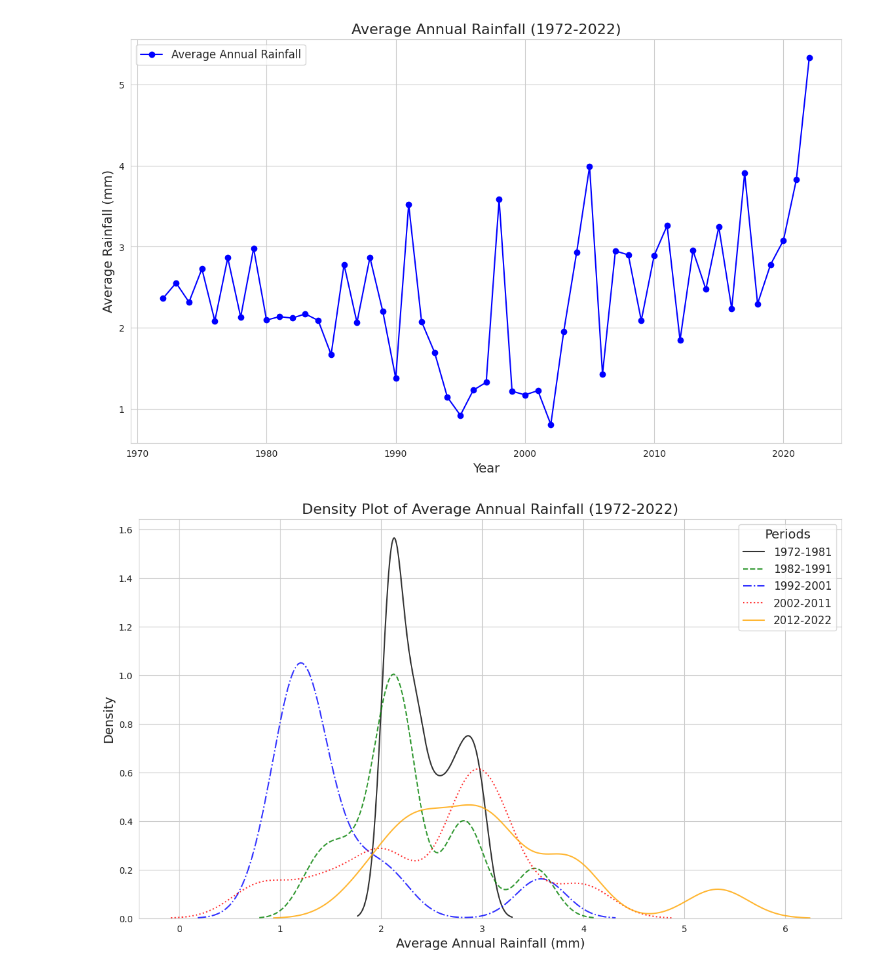
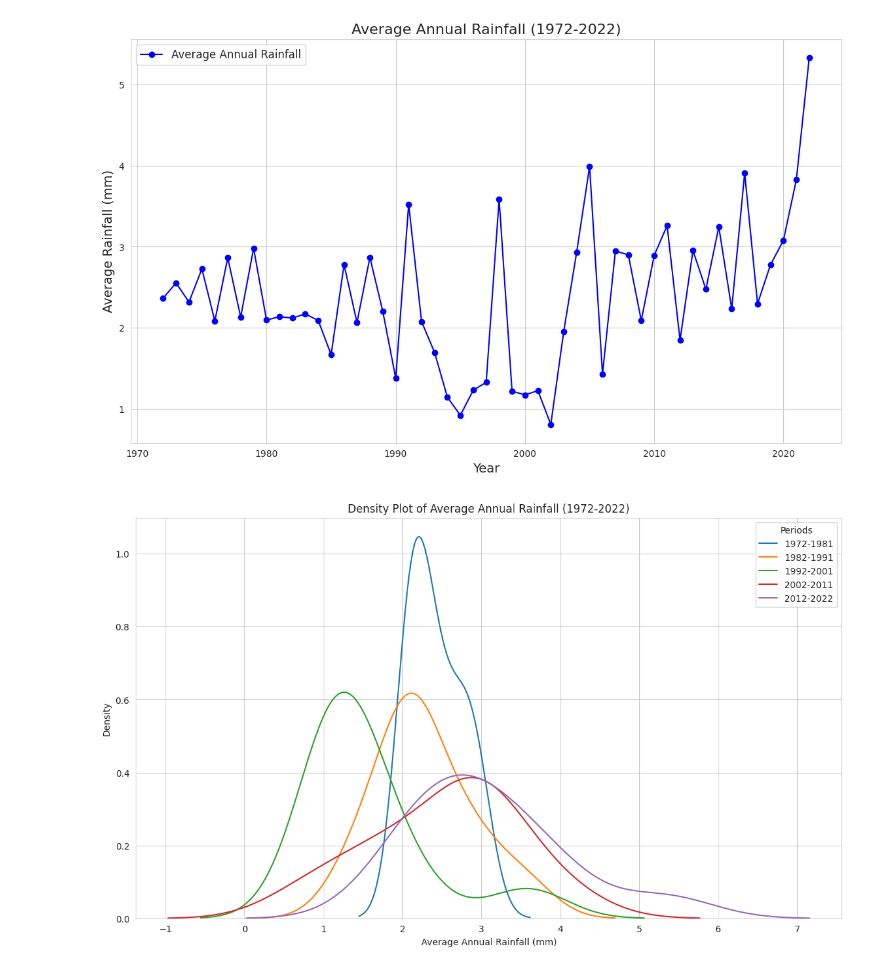
Before and after one commit to harishkodidela/Data-Science-Project, a Jupyter notebook: rain_pdf_plots.ipynb, the cells around one changed output. Drawn from its saved outputs; the diff is of its cells as text; code cells hidden in the pictures.

```diff
--- a/rain_pdf_plots.ipynb
+++ b/rain_pdf_plots.ipynb
@@ -34,23 +34,32 @@ plt.show()
 # %% [output]
 [figure]
 # %%
-periods = [(1972, 1981), (1982, 1991), (1992, 2001), (2002, 2011), (2012, 2022)]
-colors = ['black', 'green', 'blue', 'red', 'orange']
-linestyles = ['-', '--', '-.', ':', '-']  # Solid and dashed line styles
-labels = [f'{start}-{end}' for start, end in periods]
+data['datetime'] = pd.to_datetime(data['datetime'])
+
+data['year'] = data['datetime'].dt.year
+
+annual_rainfall = data.groupby('year')['rain'].mean().reset_index()
+
+periods = {
+    '1972-1981': (1972, 1981),
+    '1982-1991': (1982, 1991),
+    '1992-2001': (1992, 2001),
+    '2002-2011': (2002, 2011),
+    '2012-2022': (2012, 2022)
+}
+
 plt.figure(figsize=(14, 8))
-sns.set_style("whitegrid")
 
-for (start, end), color, linestyle, label in zip(periods, colors, linestyles, labels):
-    subset = annual_rainfall[(annual_rainfall['year'] >= start) & (annual_rainfall['year'] <= end)]
-    sns.kdeplot(subset['rain'], bw_adjust=0.5, fill=False, color=color, linestyle=linestyle, label=label, alpha=0.8)
+for period, (start_year, end_year) in periods.items():
+    period_data = annual_rainfall[(annual_rainfall['year'] >= start_year) & (annual_rainfall['year'] <= end_year)]
+    sns.kdeplot(period_data['rain'], label=period)
 
-plt.title('Density Plot of Average Annual Rainfall (1972-2022)', fontsize=16)
-plt.xlabel('Average Annual Rainfall (mm)', fontsize=14)
-plt.ylabel('Density', fontsize=14)
-plt.legend(title='Periods', fontsize=12, title_fontsize=14)
+plt.title('Density Plot of Average Annual Rainfall (1972-2022)')
+plt.xlabel('Average Annual Rainfall (mm)')
+plt.ylabel('Density')
+plt.legend(title='Periods')
 plt.grid(True)
 plt.show()
 # %% [output]
-[figure, old version]
+[figure, new version]
 # %%
```
Also changed, not shown: parts of 2 cells of this notebook.
